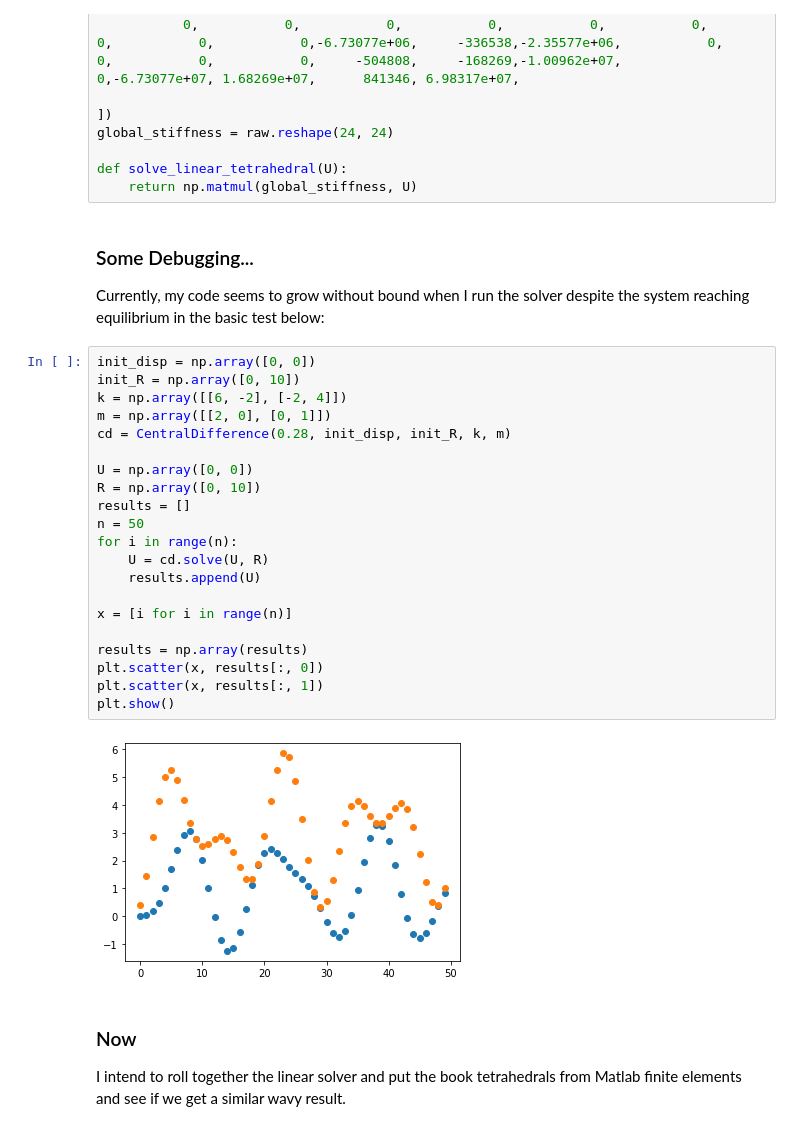
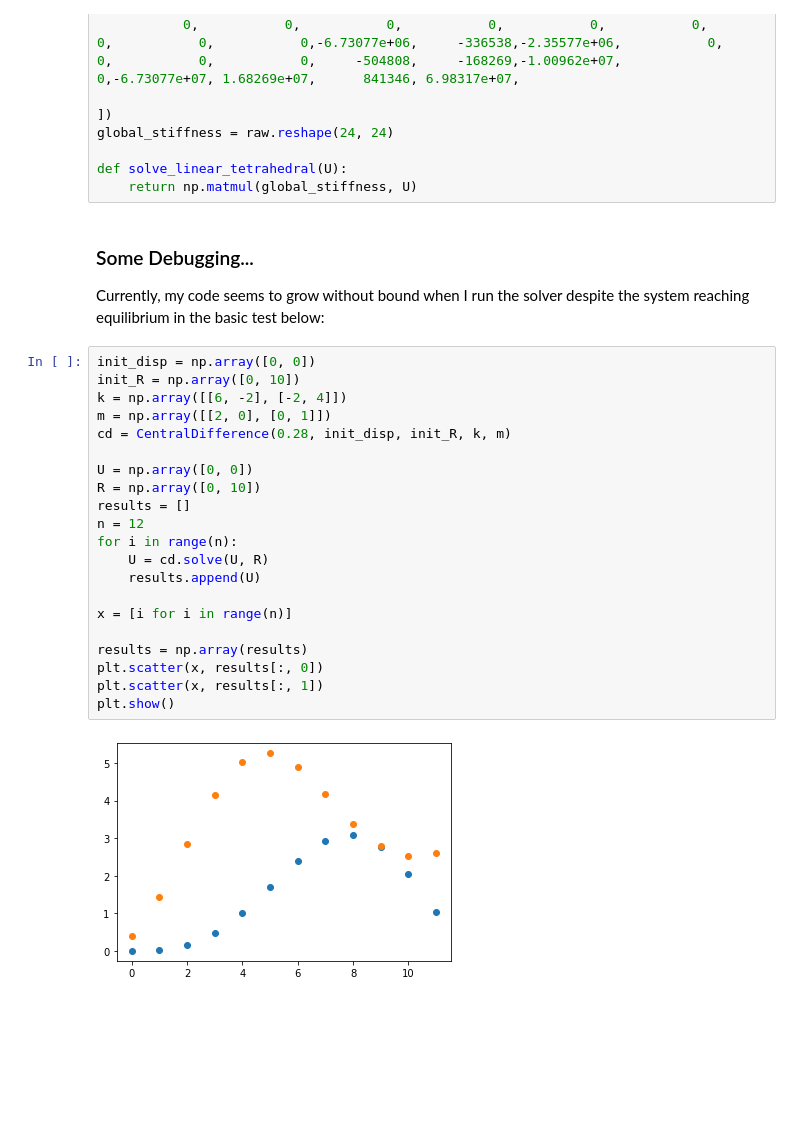
Before and after one commit to jparr721/Phasma, a Jupyter notebook: Prototypes/Linear Tetrahedral FEA.ipynb, the cells around one changed output. Cells and saved outputs as stored; diff of their text form; blank space fills up the shorter version.

```diff
--- a/Prototypes/Linear Tetrahedral FEA.ipynb
+++ b/Prototypes/Linear Tetrahedral FEA.ipynb
@@ -65,32 +65,29 @@ global_stiffness = raw.reshape(24, 24)
 
 def solve_linear_tetrahedral(U):
     return np.matmul(global_stiffness, U)
-# %% [markdown]
-### Some Debugging...
-Currently, my code seems to grow without bound when I run the solver despite the system reaching equilibrium in the basic test below:
+# %% [markdown]
+### Some Debugging...
+Currently, my code seems to grow without bound when I run the solver despite the system reaching equilibrium in the basic test below:
 # %%
 init_disp = np.array([0, 0])
 init_R = np.array([0, 10])
 k = np.array([[6, -2], [-2, 4]])
 m = np.array([[2, 0], [0, 1]])
 cd = CentralDifference(0.28, init_disp, init_R, k, m)
 
 U = np.array([0, 0])
 R = np.array([0, 10])
 results = []
-n = 50
+n = 12
 for i in range(n):
     U = cd.solve(U, R)
     results.append(U)
 
 x = [i for i in range(n)]
 
 results = np.array(results)
 plt.scatter(x, results[:, 0])
 plt.scatter(x, results[:, 1])
 plt.show()
 # %% [output]
-[figure, old version]
+[figure, new version]
-# %% [markdown]
-### Now
-I intend to roll together the linear solver and put the book tetrahedrals from Matlab finite elements and see if we get a similar wavy result.
```
Also changed, not shown: parts of 5 cells of this notebook.
